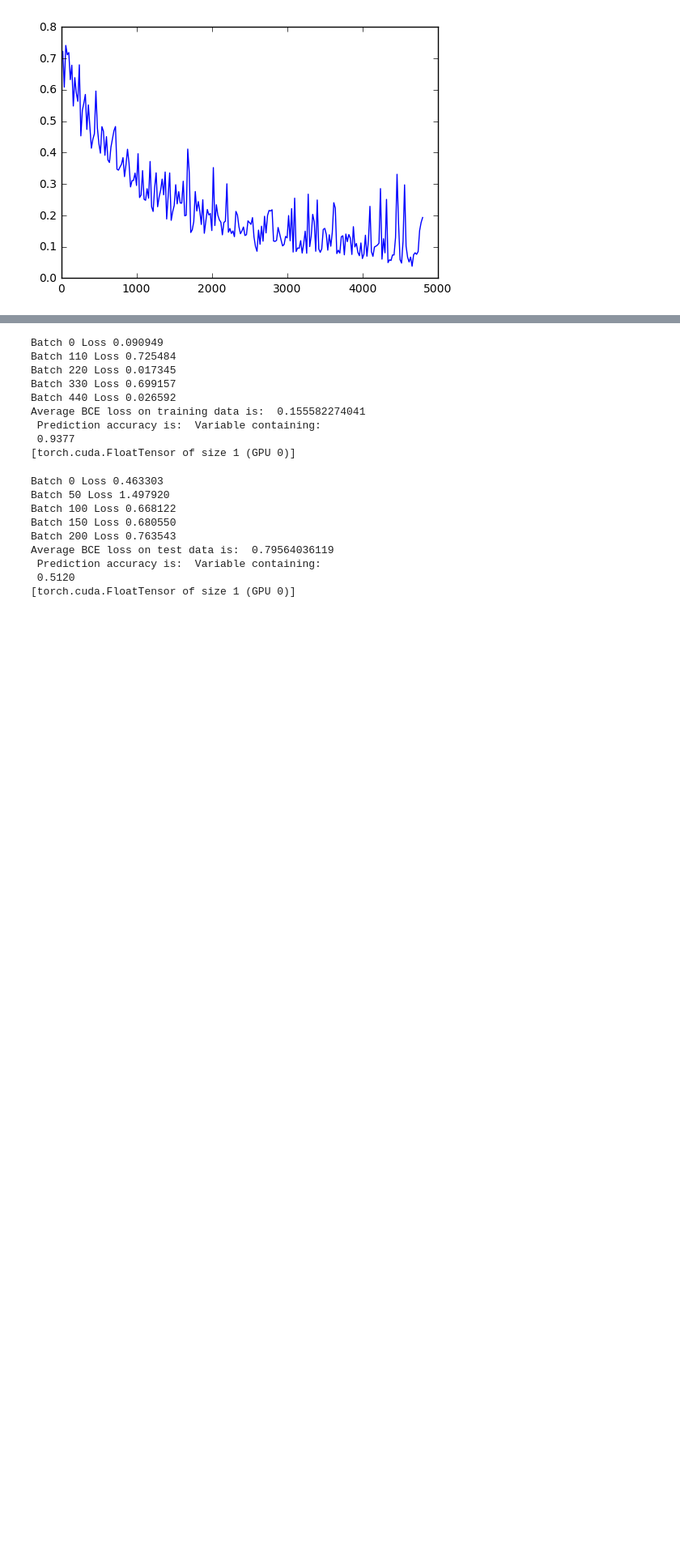
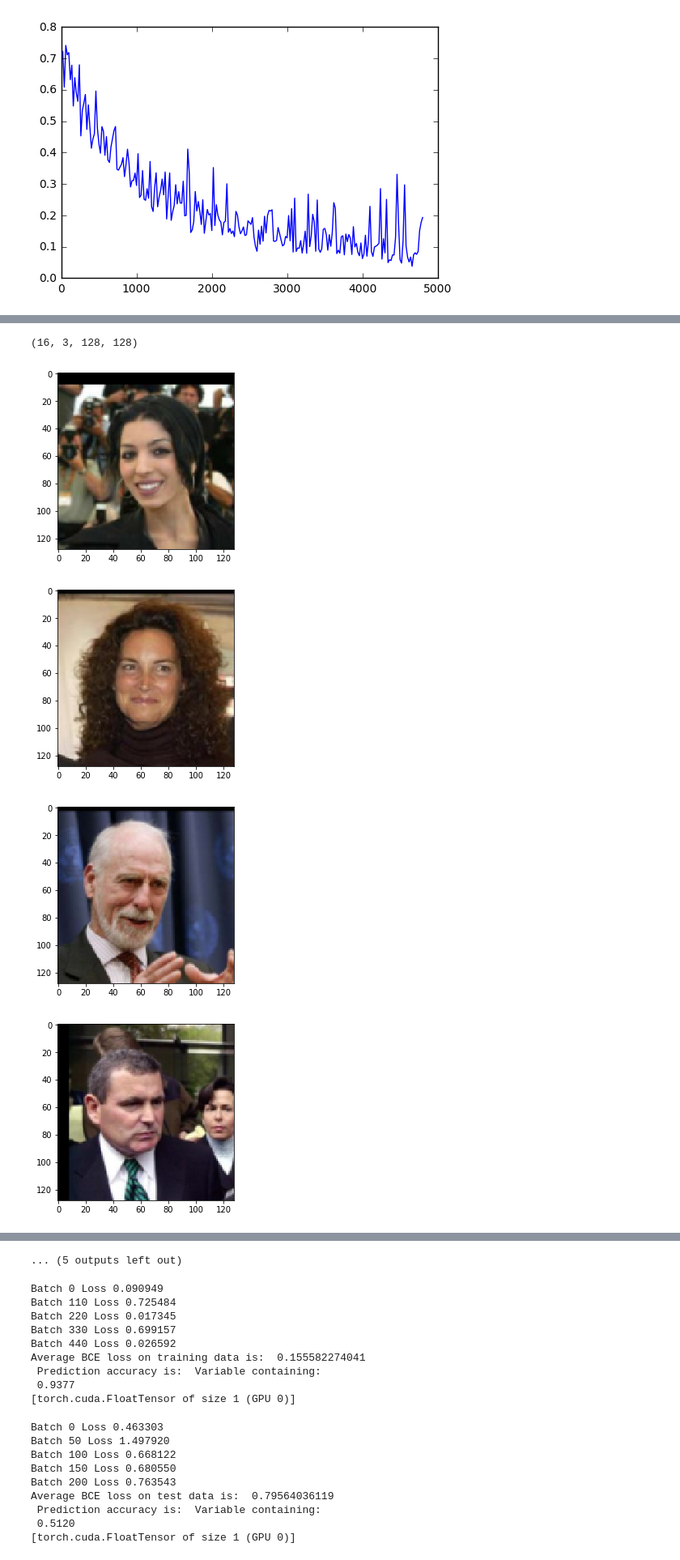
Before and after one commit to bcjiang/facedeeplearning, a Jupyter notebook: TestPlace.ipynb, the cells around one changed output, grey strips where cells are left out. Shown at 81% size. Cells and saved outputs as stored; diff of their text form; code cells hidden in the pictures; blank space fills up the shorter version.

```diff
--- a/TestPlace.ipynb
+++ b/TestPlace.ipynb
@@ -108,0 +221,13 @@ class SiameseNet(nn.Module):
+# %%
+sampleimg = sampleimg.numpy()
+print sampleimg.shape
+for i in range(sampleimg.shape[0]):
+    sampleone = sampleimg[i]
+    plt.imshow(np.transpose(sampleone, (1,2,0)))
+    plt.show()
+# %% [output]
+(16, 3, 128, 128)
+[figure, added]
+[figure, added]
+[figure, added]
+[figure, added]
@@ -108,0 +241 @@ class SiameseNet(nn.Module):
+... (5 outputs left out)
```
Also changed, not shown: parts of 12 cells of this notebook, 2 other files.
